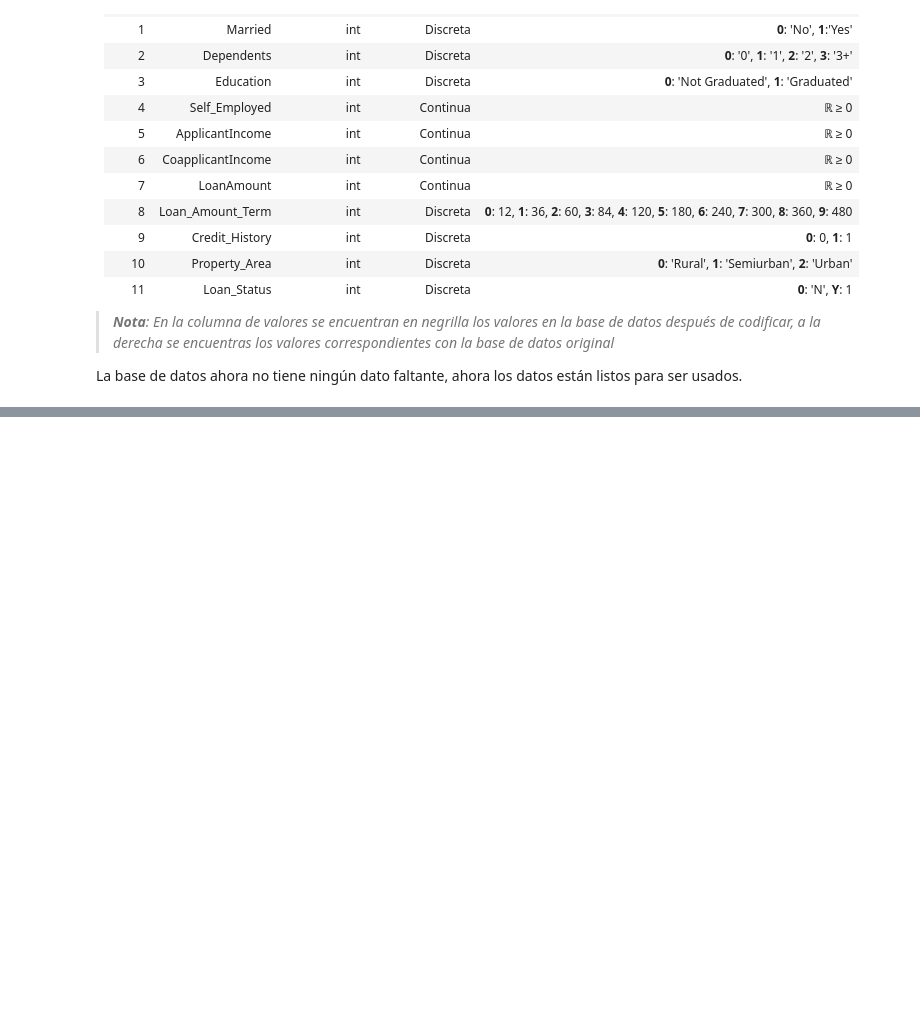
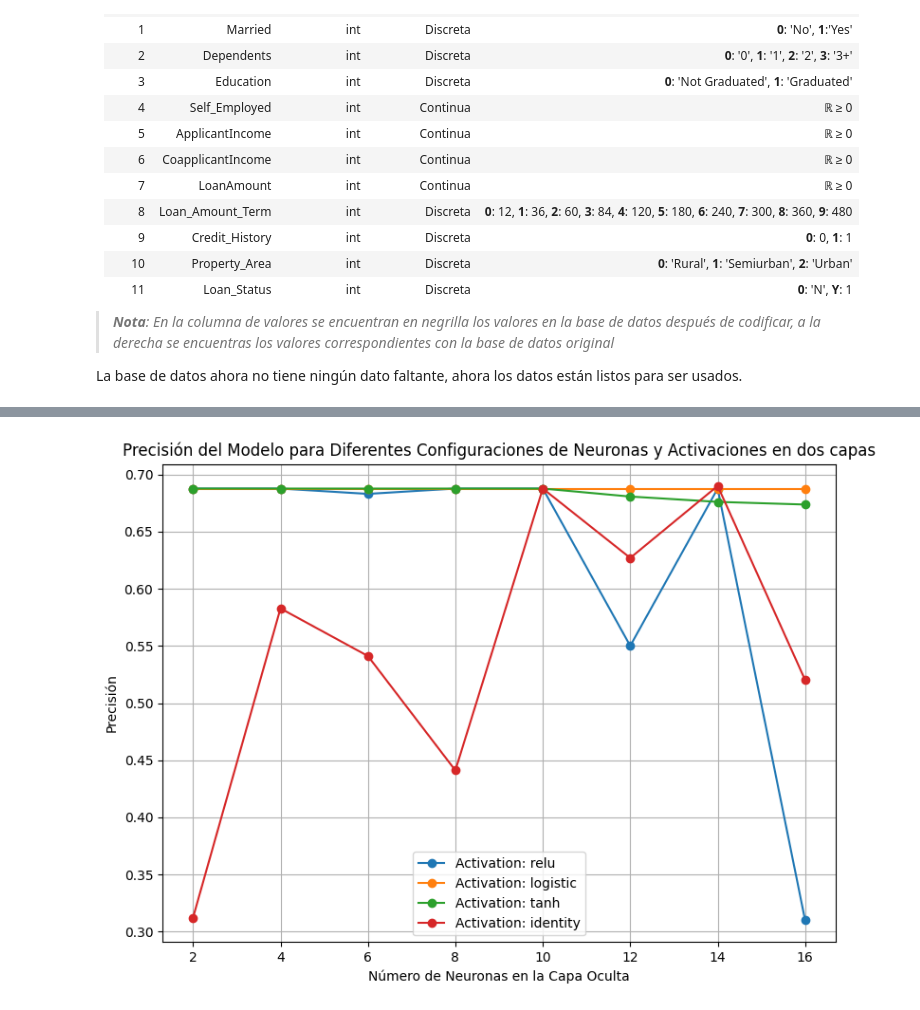
Before and after one commit to DavidUpegui/Home_Loan_approval_ML, a Jupyter notebook: Evaluación_inteligente_de_créditos_hipotecarios.ipynb, the cells around one changed output, grey strips where cells are left out. Drawn from its saved outputs; the diff is of its cells as text; code cells hidden in the pictures; blank space fills up the shorter version.

```diff
--- a/Evaluación_inteligente_de_créditos_hipotecarios.ipynb
+++ b/Evaluación_inteligente_de_créditos_hipotecarios.ipynb
@@ -140,0 +492,12 @@ raw_data.to_csv(path + 'data.csv', index=False);
+# %%
+#GridSearch para un RNA de dos capas
+two_layer_param_grid = {
+    'hidden_layer_sizes': [(i, i) for i in range(2, 17, 2)],
+    'activation': ['relu', 'logistic', 'tanh', 'identity'],
+}
+
+two_layer_grid_search = GridSearchCV(estimator=default_model, param_grid=two_layer_param_grid, cv = 5, scoring='accuracy')
+two_layer_grid_result = two_layer_grid_search.fit(X_train, y_train)
+
+print("Best parameters found: ", two_layer_grid_search.best_params_)
+print("Best accuracy found: {:.2f}".format(two_layer_grid_search.best_score_ * 100))
@@ -140,0 +563,27 @@ raw_data.to_csv(path + 'data.csv', index=False);
+# %%
+# Análisis para la red neuronal con dos capas
+neurons = [param['hidden_layer_sizes'] for param in two_layer_grid_result.cv_results_['params']]
+activations = [param['activation'] for param in two_layer_grid_result.cv_results_['params']]
+accuracy = two_layer_grid_result.cv_results_['mean_test_score']
+
+activation_data = {}
+for i, activation in enumerate(activations):
+    if activation not in activation_data:
+        activation_data[activation] = {'neurons': [], 'accuracy': []}
+    activation_data[activation]['neurons'].append(neurons[i][0])
+    activation_data[activation]['accuracy'].append(accuracy[i])
+
+plt.figure(figsize=(8, 6))
+for activation, data in activation_data.items():
+    plt.plot(data['neurons'], data['accuracy'], marker='o', label=f'Activation: {activation}')
+
+plt.xlabel('Número de Neuronas en la Capa Oculta')
+plt.ylabel('Precisión')
+plt.title('Precisión del Modelo para Diferentes Configuraciones de Neuronas y Activaciones en dos capas')
+plt.xticks([2, 4, 6, 8, 10, 12, 14, 16])
+plt.legend()
+plt.grid(True)
+plt.tight_layout()
+plt.show()
+# %% [output]
+[figure, added]
```
Also changed, not shown: parts of 60 cells of this notebook.
